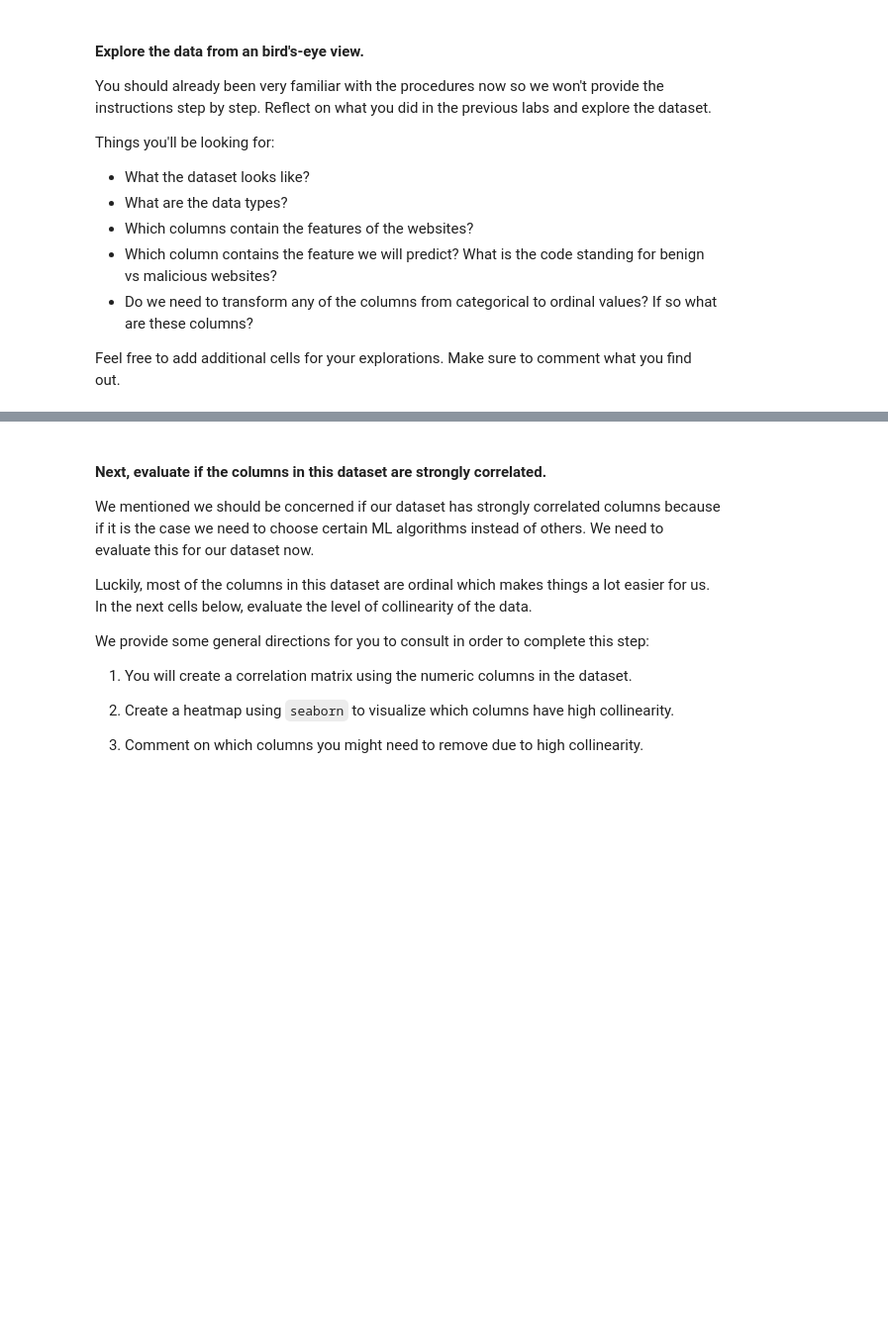
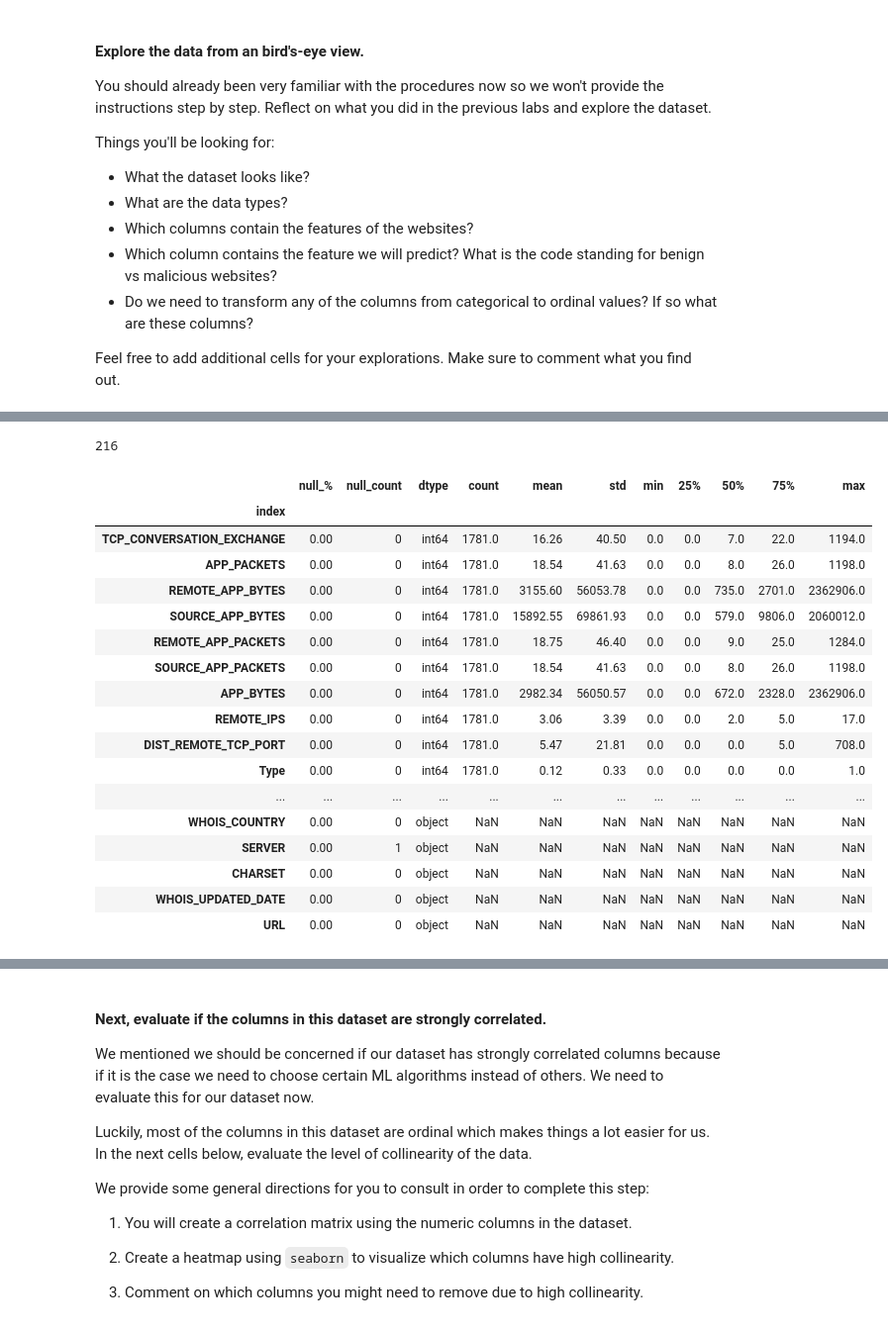
Before and after one commit to Ironhack-data-bcn-january-2023/lab-supervised-learning, a Jupyter notebook: your-code/main.ipynb, the cells around one changed output, grey strips where cells are left out. Shown: that part at 99% size. Cells and saved outputs as stored; diff of their text form; code cells hidden in the pictures; blank space fills up the shorter version.

```diff
--- a/your-code/main.ipynb
+++ b/your-code/main.ipynb
@@ -32,3 +33,6 @@ Things you'll be looking for:
 * Do we need to transform any of the columns from categorical to ordinal values? If so what are these columns?
 
 Feel free to add additional cells for your explorations. Make sure to comment what you find out.
+# %%
+pd.set_option('display.max_columns', None)
+websites.head(5)
@@ -35,2 +46,37 @@ Feel free to add additional cells for your explorations. Make sure to comment wh
+# %%
+websites.Type.sum()
+# %% [output]
+216
+# %%
+
+def summary_statistics(df):
+    """
+    This function returns summary statistics for a Pandas DataFrame input. Categorical variables will have NaNs for distribution related statistics
+    """
+    sum_stats_df = (df.describe().round(2)).transpose().reset_index()
+    describe_df = pd.concat([df.isnull().sum()/(df.shape[0]),df.isnull().sum(),df.dtypes],axis=1)
+    describe_df = describe_df.set_axis(["null_%","null_count","dtype"],axis=1).reset_index()
+    return pd.merge(describe_df,sum_stats_df, how="left", on="index").sort_values("dtype").set_index("index").round(2)
+# %%
+summary_statistics(websites)
+# %% [output]
+|  | null_% | null_count | dtype | count | mean | std | min | 25% | 50% | 75% | max |
+| index |  |  |  |  |  |  |  |  |  |  |  |
+| TCP_CONVERSATION_EXCHANGE | 0.00 | 0 | int64 | 1781.0 | 16.26 | 40.50 | 0.0 | 0.0 | 7.0 | 22.0 | 1194.0 |
+| APP_PACKETS | 0.00 | 0 | int64 | 1781.0 | 18.54 | 41.63 | 0.0 | 0.0 | 8.0 | 26.0 | 1198.0 |
+| REMOTE_APP_BYTES | 0.00 | 0 | int64 | 1781.0 | 3155.60 | 56053.78 | 0.0 | 0.0 | 735.0 | 2701.0 | 2362906.0 |
+| SOURCE_APP_BYTES | 0.00 | 0 | int64 | 1781.0 | 15892.55 | 69861.93 | 0.0 | 0.0 | 579.0 | 9806.0 | 2060012.0 |
+| REMOTE_APP_PACKETS | 0.00 | 0 | int64 | 1781.0 | 18.75 | 46.40 | 0.0 | 0.0 | 9.0 | 25.0 | 1284.0 |
+| SOURCE_APP_PACKETS | 0.00 | 0 | int64 | 1781.0 | 18.54 | 41.63 | 0.0 | 0.0 | 8.0 | 26.0 | 1198.0 |
+| APP_BYTES | 0.00 | 0 | int64 | 1781.0 | 2982.34 | 56050.57 | 0.0 | 0.0 | 672.0 | 2328.0 | 2362906.0 |
+| REMOTE_IPS | 0.00 | 0 | int64 | 1781.0 | 3.06 | 3.39 | 0.0 | 0.0 | 2.0 | 5.0 | 17.0 |
+| DIST_REMOTE_TCP_PORT | 0.00 | 0 | int64 | 1781.0 | 5.47 | 21.81 | 0.0 | 0.0 | 0.0 | 5.0 | 708.0 |
+| Type | 0.00 | 0 | int64 | 1781.0 | 0.12 | 0.33 | 0.0 | 0.0 | 0.0 | 0.0 | 1.0 |
+| ... | ... | ... | ... | ... | ... | ... | ... | ... | ... | ... | ... |
+| WHOIS_COUNTRY | 0.00 | 0 | object | NaN | NaN | NaN | NaN | NaN | NaN | NaN | NaN |
+| SERVER | 0.00 | 1 | object | NaN | NaN | NaN | NaN | NaN | NaN | NaN | NaN |
+| CHARSET | 0.00 | 0 | object | NaN | NaN | NaN | NaN | NaN | NaN | NaN | NaN |
+| WHOIS_UPDATED_DATE | 0.00 | 0 | object | NaN | NaN | NaN | NaN | NaN | NaN | NaN | NaN |
+| URL | 0.00 | 0 | object | NaN | NaN | NaN | NaN | NaN | NaN | NaN | NaN |
 # %%
 # Your code here
```
Also changed, not shown: parts of 48 cells of this notebook.
